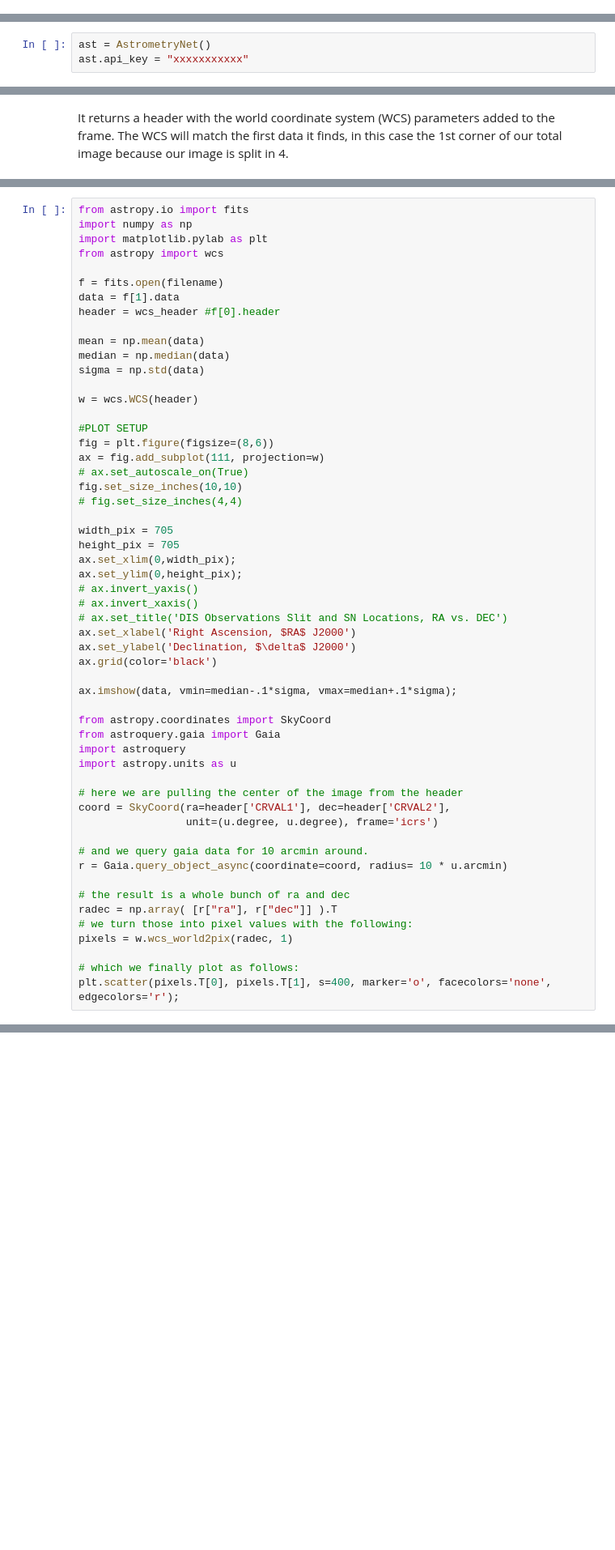
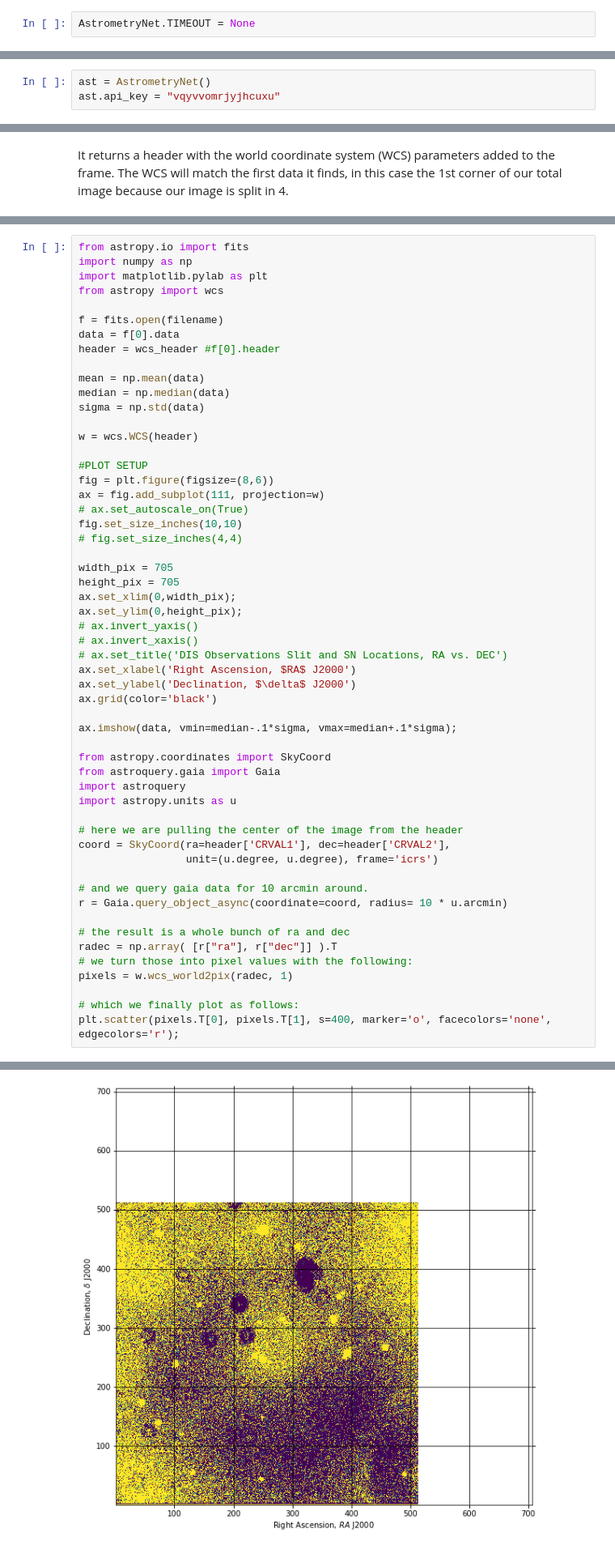
Before and after one commit to lockepatton/ASTR100-2020, a Jupyter notebook: Notes/2020_04_02_astrometry_net.ipynb, the cells around one changed output, grey strips where cells are left out. Shown at 81% size. Cells and saved outputs as stored; diff of their text form; blank space fills up the shorter version.

```diff
--- a/Notes/2020_04_02_astrometry_net.ipynb
+++ b/Notes/2020_04_02_astrometry_net.ipynb
@@ -7,3 +12,5 @@ from astroquery.astrometry_net import AstrometryNet
+# %%
+AstrometryNet.TIMEOUT = None
 # %%
 import matplotlib
 matplotlib.__version__
@@ -15,4 +22,4 @@ You will need an account with astrometry.net account. As part of your profile, y
 http://nova.astrometry.net/api_help
 # %%
 ast = AstrometryNet()
-ast.api_key = "xxxxxxxxxxx"
+ast.api_key = "vqyvvomrjyjhcuxu"
@@ -68,7 +266,7 @@ import matplotlib.pylab as plt
 from astropy import wcs
 
 f = fits.open(filename)
-data = f[1].data
+data = f[0].data
 header = wcs_header #f[0].header
 
 mean = np.mean(data)
@@ -116,3 +314,4 @@ pixels = w.wcs_world2pix(radec, 1)
 
 # which we finally plot as follows:
 plt.scatter(pixels.T[0], pixels.T[1], s=400, marker='o', facecolors='none', edgecolors='r');
+# %% [output]
@@ -118,0 +319 @@ plt.scatter(pixels.T[0], pixels.T[1], s=400, marker='o', facecolors='none', edge
+[figure, added]
```
Also changed, not shown: parts of 27 cells of this notebook, 2 other files.
